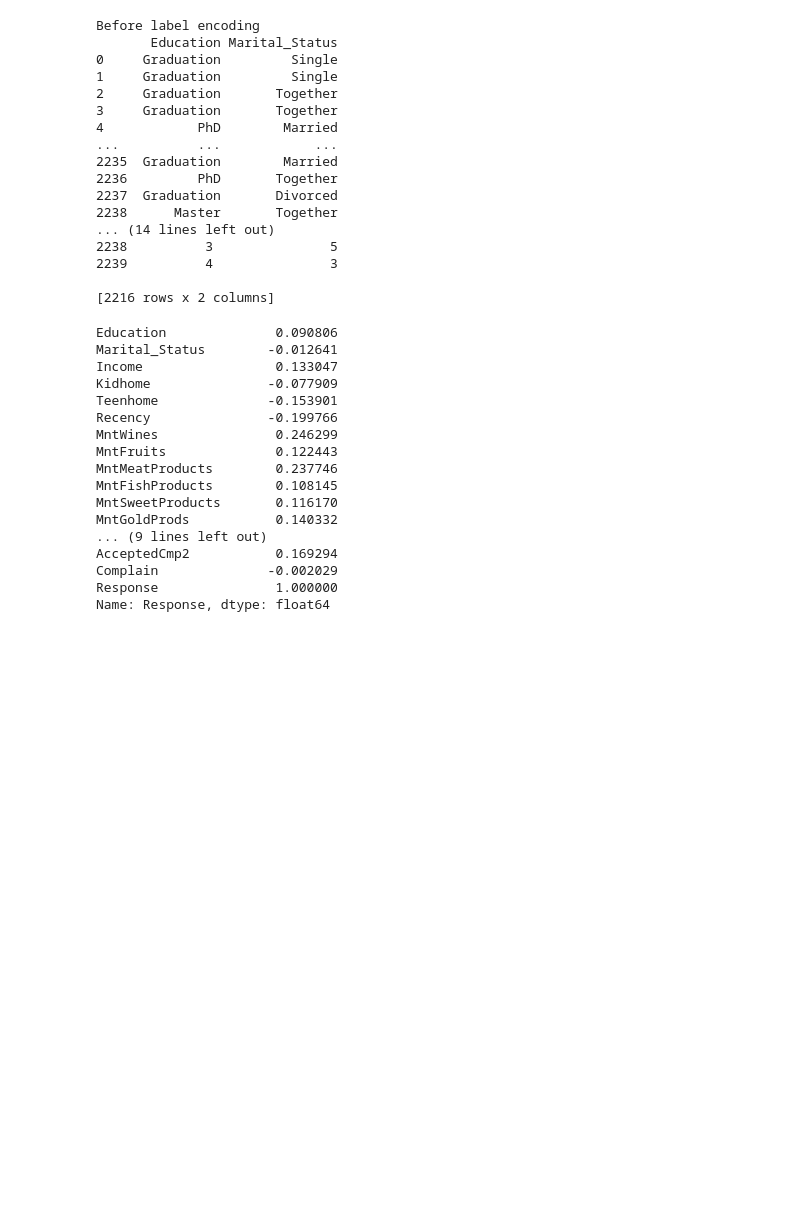
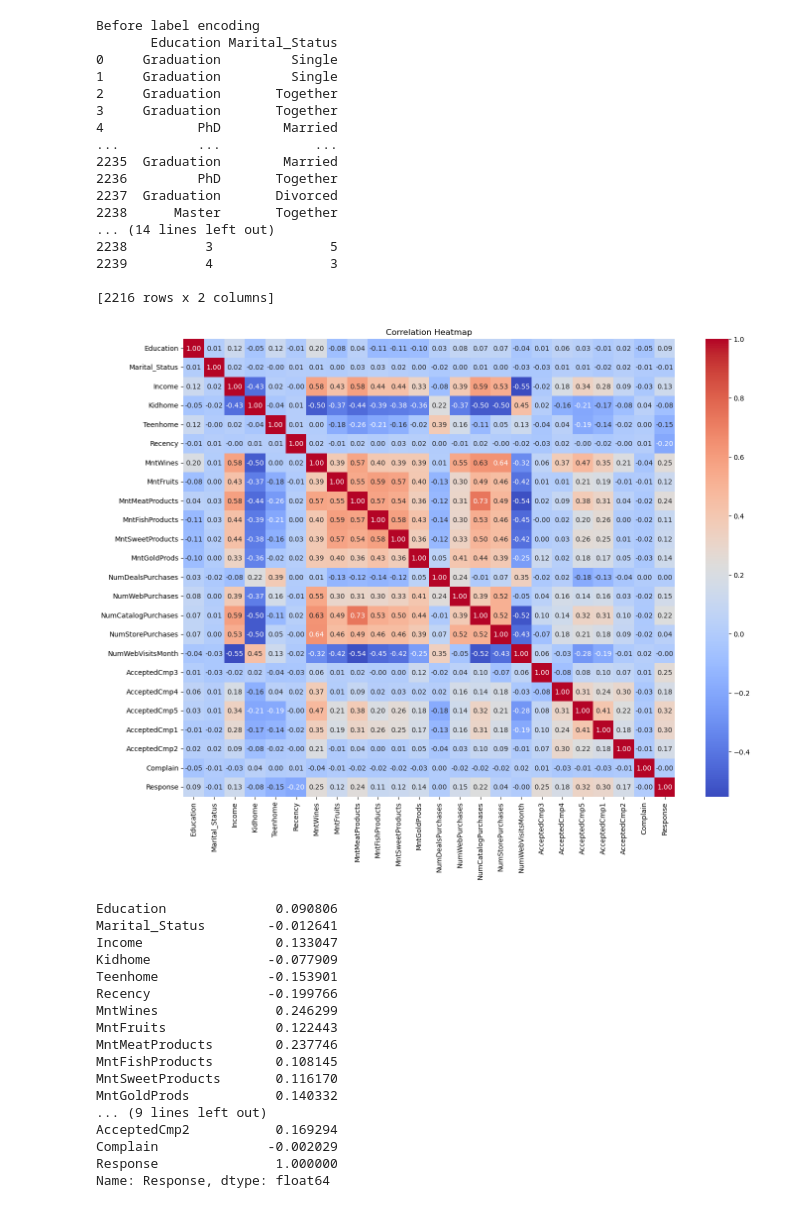
Before and after one commit to Kushagrarajsinghavisoft/Fastapi_Evaluations, a Jupyter notebook: Weekly_Assignment_8/notebooks/modal.ipynb, the cells around one changed output. Drawn from its saved outputs; the diff is of its cells as text; code cells hidden in the pictures; blank space fills up the shorter version.

```diff
--- a/Weekly_Assignment_8/notebooks/modal.ipynb
+++ b/Weekly_Assignment_8/notebooks/modal.ipynb
@@ -124,6 +126,14 @@ Before label encoding
 2239          4               3
 
 [2216 rows x 2 columns]
+# %%
+#plotting the heatmap to see the correlations
+plt.figure(figsize=(16,12))
+sns.heatmap(customer_data.corr(), annot=True, cmap='coolwarm', fmt=".2f")
+plt.title('Correlation Heatmap')
+plt.show()
+# %% [output]
+[figure, added]
 # %%
 # Compute correlations
 correlations = customer_data.corr()['Response']
```
Also changed, not shown: parts of 2 cells of this notebook, 1 other file.
